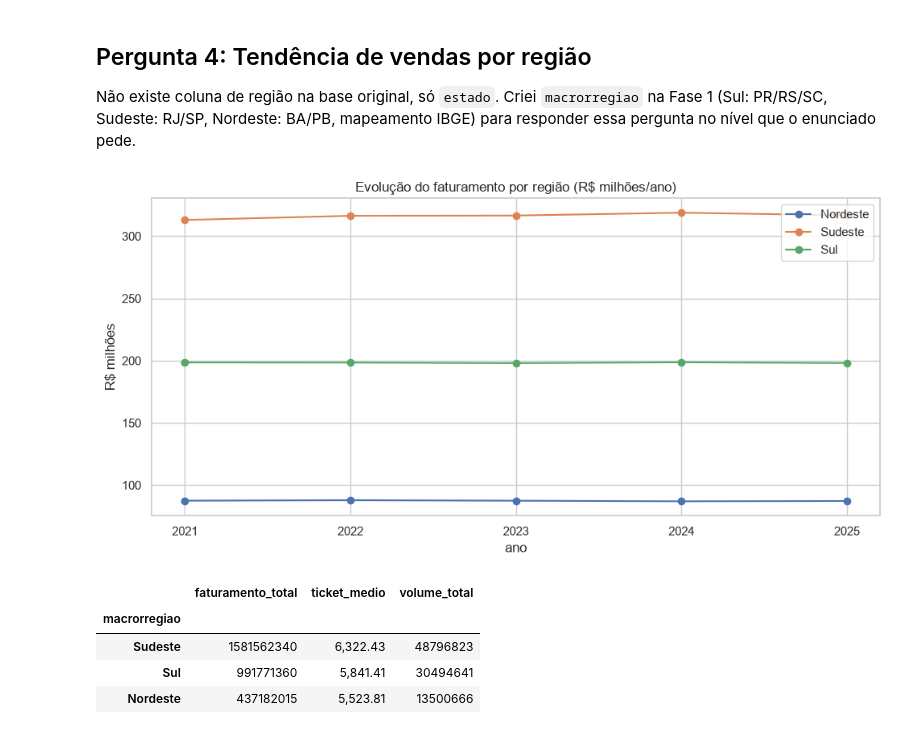
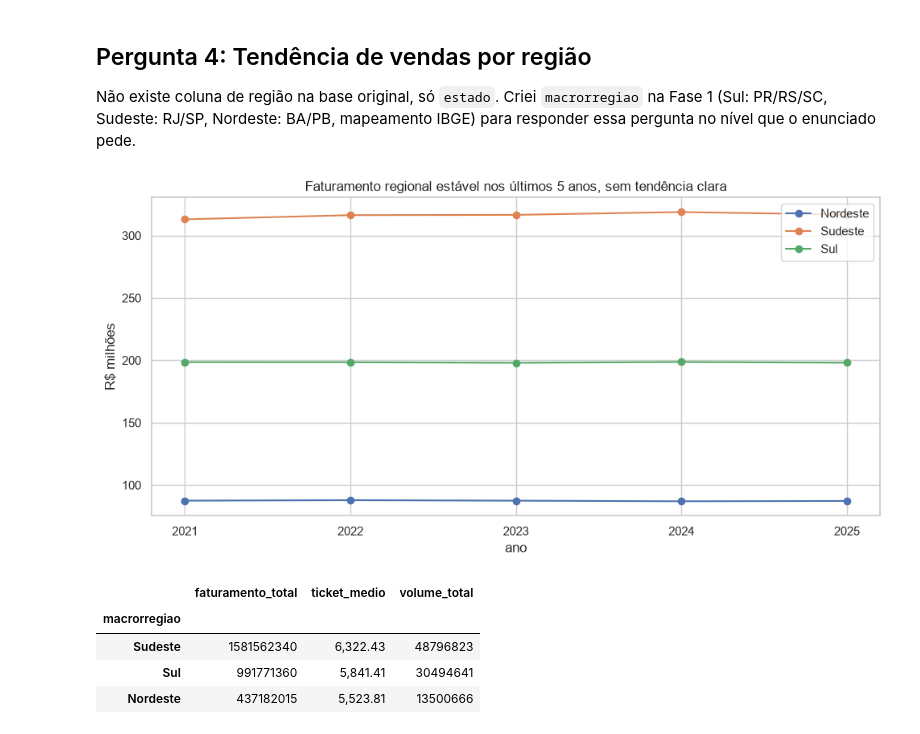
Before and after one commit to Mendes006/desafio-data-analytics, a Jupyter notebook: notebooks/02_analises.ipynb, the cells around one changed output. Drawn from its saved outputs; the diff is of its cells as text; code cells hidden in the pictures.

```diff
--- a/notebooks/02_analises.ipynb
+++ b/notebooks/02_analises.ipynb
@@ -184,19 +184,19 @@ mapeamento IBGE) para responder essa pergunta no nível que o enunciado pede.
 # %%
 regiao_ano = df.dropna(subset=["macrorregiao"]).groupby(["ano", "macrorregiao"])["faturamento"].sum().unstack()
 
 plt.figure(figsize=(10, 5))
 for regiao in regiao_ano.columns:
     plt.plot(regiao_ano.index, regiao_ano[regiao] / 1e6, marker="o", label=regiao)
-plt.title("Evolução do faturamento por região (R$ milhões/ano)")
+plt.title("Faturamento regional estável nos últimos 5 anos, sem tendência clara")
 plt.xlabel("ano")
 plt.ylabel("R$ milhões")
 plt.xticks(regiao_ano.index)
 plt.legend()
 plt.tight_layout()
 plt.savefig("../assets/05_regiao_evolucao.png", dpi=120)
 plt.show()
 # %% [output]
-[figure, old version]
+[figure, new version]
 # %%
 regiao_resumo = df.dropna(subset=["macrorregiao"]).groupby("macrorregiao").agg(
     faturamento_total=("faturamento", "sum"),
```
Also changed, not shown: parts of 2 cells of this notebook, 4 other files.
